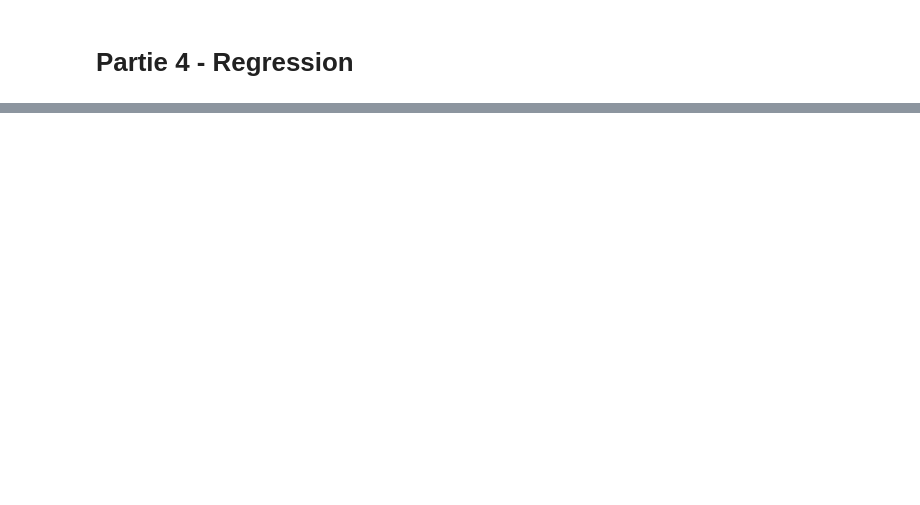
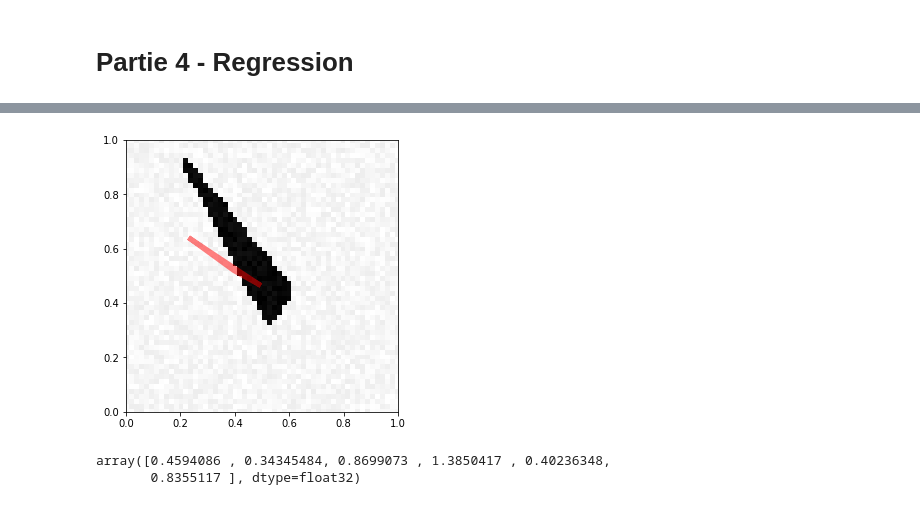
Before and after one commit to ALavault/DL, a Jupyter notebook: MP1/MP1.ipynb, the cells around one changed output, grey strips where cells are left out. Drawn from its saved outputs; the diff is of its cells as text; code cells hidden in the pictures; blank space fills up the shorter version.

```diff
--- a/MP1/MP1.ipynb
+++ b/MP1/MP1.ipynb
@@ -248,6 +339,6 @@ Non-trainable params: 0
 _________________________________________________________________
 # %%
 X_test = generate_a_disk()
-X_test = X_test.reshape(1, X_test.shape[0])
+X_test = X_test.reshape(1, X_test.shape[0])/255
 model.predict(X_test)
 # %% [output]
@@ -490,7 +599,7 @@ from keras.layers import Dense, Activation, Flatten, Conv2D, MaxPooling2D
 from keras.callbacks import History
 history2 = History()
 
-fat.add(Conv2D(48, (12,12), input_shape=(X_train.shape[1],X_train.shape[2],X_train.shape[3]) , activation='relu' )    )
+fat.add(Conv2D(48, (12,12), input_shape=(72,72,1) , activation='relu' )    )
 fat.add(Conv2D(96, (5,5), activation='relu'  )    )
 fat.add( MaxPooling2D() )
 
@@ -506,4 +615,4 @@ adam = adam(lr=0.001, beta_1=0.9, beta_2=0.999, epsilon=None, decay=0.0, amsgrad
 fat.compile(loss='categorical_crossentropy', optimizer=adam,  metrics=['accuracy'])
 
 
-fat.fit(X_train2, Y_train2, epochs=25, batch_size=32,  callbacks=[history2])
+fat.fit(X_train.reshape(X_train.shape[0],72,72,1), Y_train, epochs=25, batch_size=128,  callbacks=[history2])
@@ -537,22 +696,34 @@ from keras.models import Sequential
 from keras import utils
 model4 = Sequential()
 
-from keras.layers import Dense, Activation, Flatten, Dropout
+from keras.layers import Dense, Activation, Flatten, Dropout, BatchNormalization
 
-model4.add(Conv2D(32, (10,10), input_shape=(X_train.shape[1],X_train.shape[2],X_train.shape[3])   )    )
-model4.add(Dropout(0.4))
+model4.add(Conv2D(32, (3,3), input_shape=(72,72,1)   )    )
+model4.add(Dropout(0.3))
+model4.add( BatchNormalization() )
+
 model4.add( MaxPooling2D() )
+
+model4.add(Conv2D(32, (3,3), )    )
+model4.add(Dropout(0.3))
+model4.add( MaxPooling2D() )
+
+model4.add(Conv2D(32, (3,3), )    )
+model4.add(Dropout(0.3))
+model4.add( MaxPooling2D() )
+model4.add( BatchNormalization() )
+
 model4.add(Flatten())
+#model4.add(Dense(128, activation = 'linear'))
 
-model4.add(Dense(128, activation = 'linear'))
-model4.add(Dropout(0.4))
-model4.add(Dense(6, activation = 'linear'))
+#model4.add(Dense(6, activation = 'sigmoid'))
+model4.add(Dense(6, activation = 'tanh'))
 
 
 from keras.optimizers import SGD, adam
 sgd = SGD(lr=0.01,decay=1e-6, momentum=0.9, nesterov=True)
 adam = adam(lr=0.001, beta_1=0.9, beta_2=0.999, epsilon=None, decay=0.0, amsgrad=False)
-model4.compile(loss='mean_squared_error', optimizer='rmsprop')
+model4.compile(loss='mean_squared_error', optimizer='adam')
 
 
-model4.fit(X_train, Y_train, epochs=400, batch_size=2)
+model4.fit(X_train, Y_train, shuffle = True, epochs=500, batch_size=128)
@@ -567,9 +791,14 @@ X_test = X_test.reshape(X_test.shape[0],72,72,1)
 Y_test = model4.predict(X_test)
 Y_test2 = model4.predict(X_train)
 # %%
-i=2
+i=20
 visualize_prediction(X_train[i], (Y_test2[i]))
+# %% [output]
+[figure, added]
 # %%
-Y_test[0]
+Y_test2[0]
+# %% [output]
+array([0.4594086 , 0.34345484, 0.8699073 , 1.3850417 , 0.40236348,
+       0.8355117 ], dtype=float32)
 # %%
 Y_train.shape
```
Also changed, not shown: parts of 38 cells of this notebook, 5 other files.
